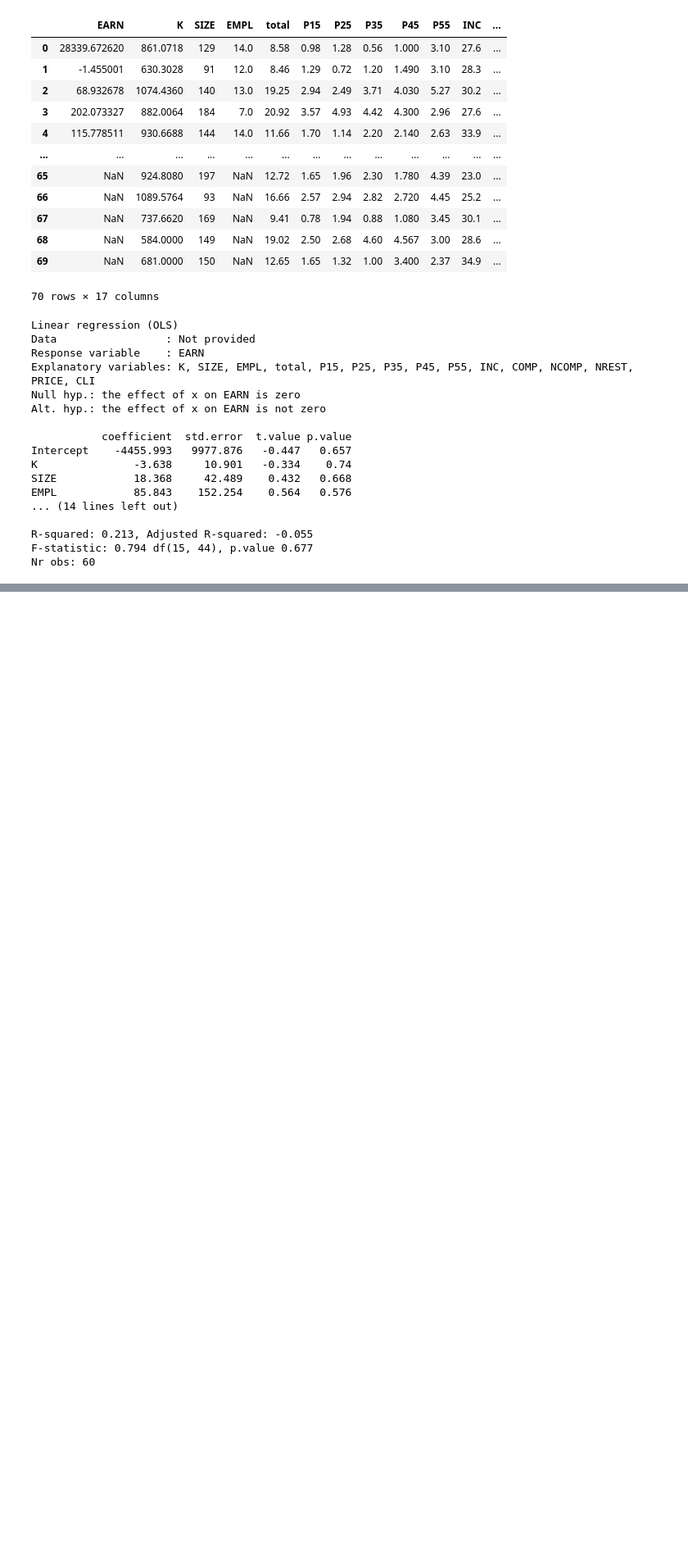
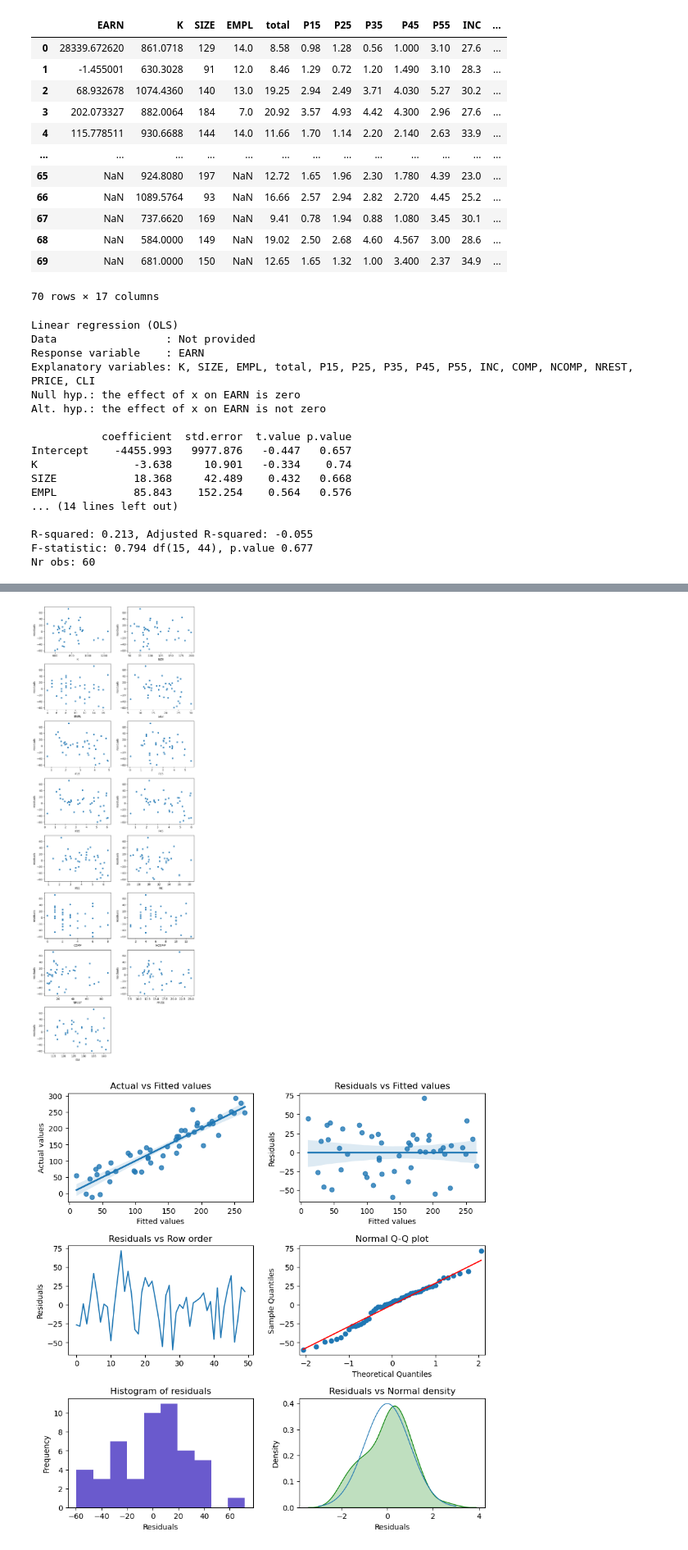
Before and after one commit to slee8495/Data_Models_Decisions_Chapter_6, a Jupyter notebook: analysis_croqpain.ipynb, the cells around one changed output, grey strips where cells are left out. Shown at 82% size. Cells and saved outputs as stored; diff of their text form; code cells hidden in the pictures; blank space fills up the shorter version.

```diff
--- a/analysis_croqpain.ipynb
+++ b/analysis_croqpain.ipynb
@@ -257,4 +291,22 @@ None
+# %%
+Q1 = final_data_train.quantile(0.25)
+Q3 = final_data_train.quantile(0.75)
+IQR = Q3 - Q1
+
+# Define bounds for the outliers
+lower_bound = Q1 - 1.5 * IQR
+upper_bound = Q3 + 1.5 * IQR
+
+# Filter the data frame to remove outliers
+final_data_train = final_data_train[~((final_data_train < lower_bound) | (final_data_train > upper_bound)).any(axis=1)]
 # %%
-# Plot predictions
-print(lr.plot(plots="pred", incl=[ 'K', 'SIZE', 'EMPL', 'total', 'P15', 'P25', 'P35', 'P45', 'P55', 'INC', 'COMP', 'NCOMP', 'NREST', 'PRICE', 'CLI']))
+lr_2 = rsm.regress(
+    data=final_data_train,
+    rvar='EARN',
+    evar=[
+        'K', 'SIZE', 'EMPL', 'total', 'P15', 'P25', 'P35', 'P45', 'P55', 'INC', 'COMP', 'NCOMP', 'NREST', 'PRICE', 'CLI'
+    ]
+)
+
+lr_2.summary()
 # %% [output]
@@ -270,0 +340,6 @@ Permutation in the context of machine learning, specifically in model interpreta
+# %%
+lr_2.plot("residual")
+lr_2.plot("dashboard")
+# %% [output]
+[figure, added]
+[figure, added]
```
Also changed, not shown: parts of 25 cells of this notebook, 4 other files.
